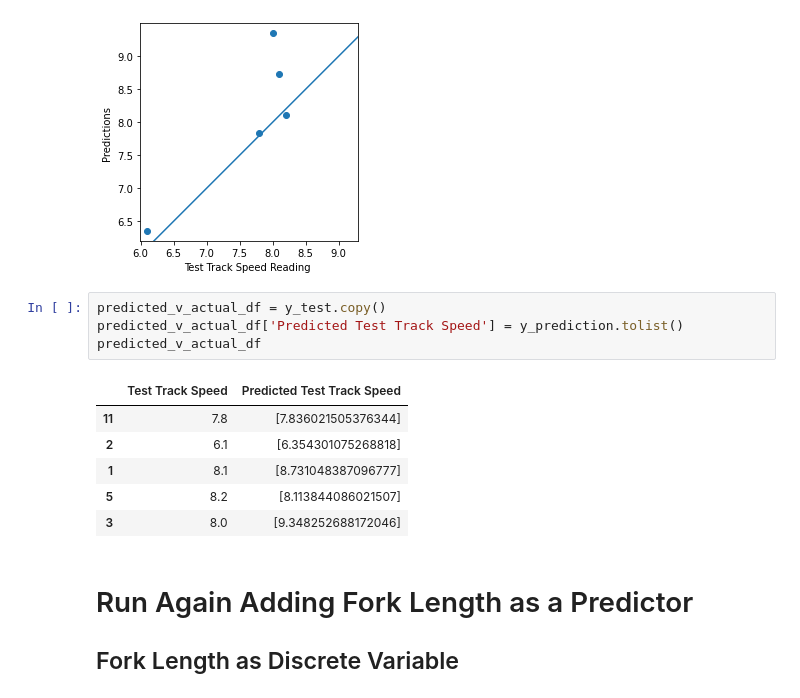
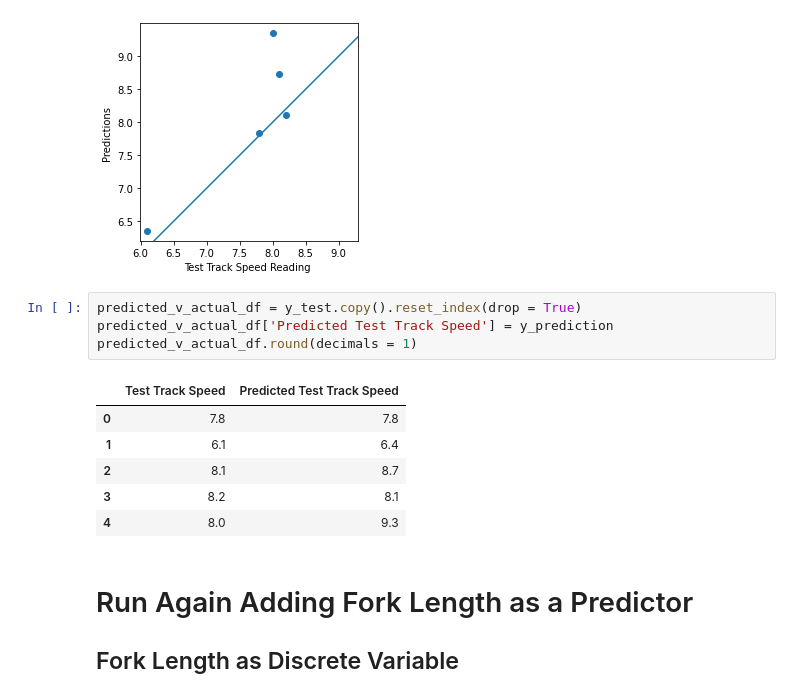
Before and after one commit to MOBE333/Dyno-Validation, a Jupyter notebook: dyno-validation.ipynb, the cells around one changed output. Drawn from its saved outputs; the diff is of its cells as text.

```diff
--- a/dyno-validation.ipynb
+++ b/dyno-validation.ipynb
@@ -162,16 +180,16 @@ _ = plt.plot([0, 10], [0, 10])
 RMSE =  0.6766678365736792
 [figure]
 # %%
-predicted_v_actual_df = y_test.copy()
-predicted_v_actual_df['Predicted Test Track Speed'] = y_prediction.tolist()
-predicted_v_actual_df
+predicted_v_actual_df = y_test.copy().reset_index(drop = True)
+predicted_v_actual_df['Predicted Test Track Speed'] = y_prediction
+predicted_v_actual_df.round(decimals = 1)
 # %% [output]
 |  | Test Track Speed | Predicted Test Track Speed |
-| 11 | 7.8 | [7.836021505376344] |
-| 2 | 6.1 | [6.354301075268818] |
-| 1 | 8.1 | [8.731048387096777] |
-| 5 | 8.2 | [8.113844086021507] |
-| 3 | 8.0 | [9.348252688172046] |
+| 0 | 7.8 | 7.8 |
+| 1 | 6.1 | 6.4 |
+| 2 | 8.1 | 8.7 |
+| 3 | 8.2 | 8.1 |
+| 4 | 8.0 | 9.3 |
 # %% [markdown]
 # Run Again Adding Fork Length as a Predictor
 ## Fork Length as Discrete Variable
```
Also changed, not shown: parts of 9 cells of this notebook.
